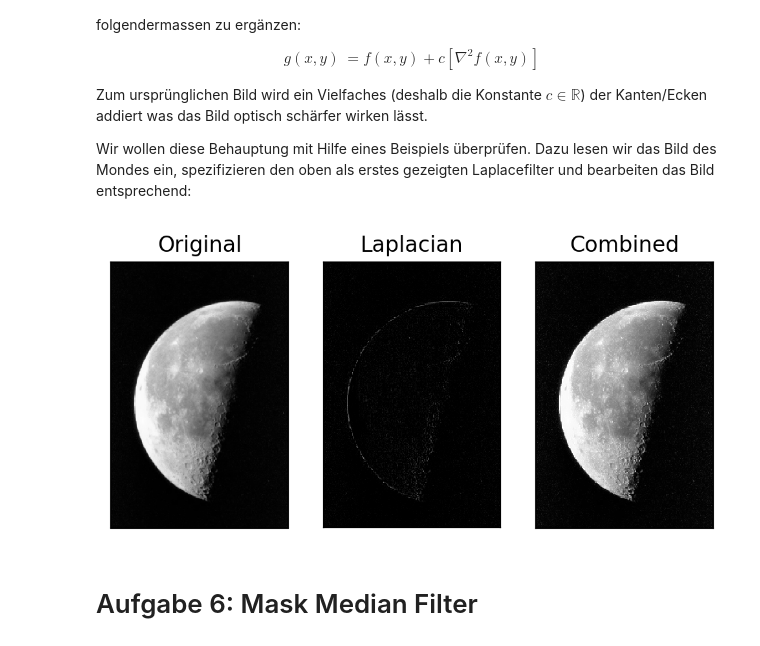
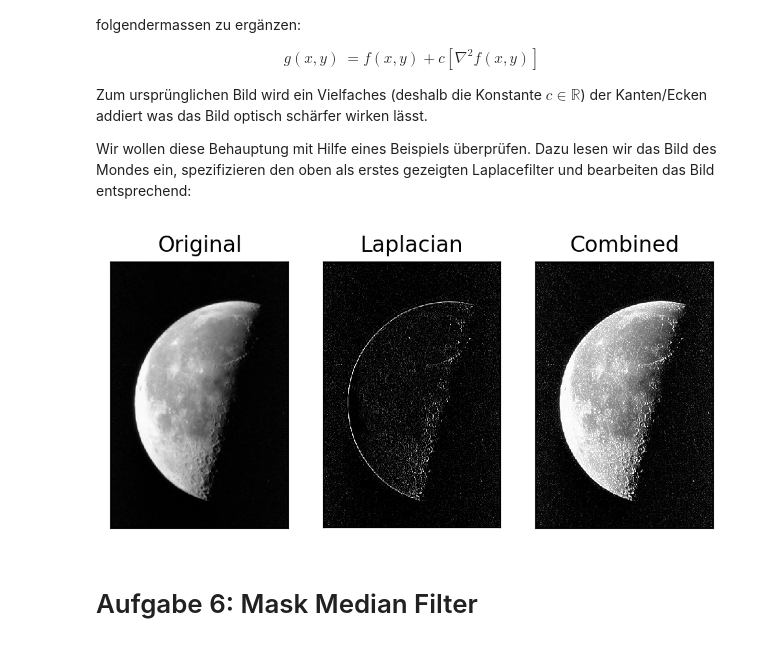
Before and after one commit to tschibu/hslu-ipcv-exercises, a Jupyter notebook: math_exercise01/IPCV_Filter_Exercise_1.ipynb, the cells around one changed output. Cells and saved outputs as stored; diff of their text form; code cells hidden in the pictures.

Commit message:
✅ - IPCV: Filter - Übung 1

```diff
--- a/math_exercise01/IPCV_Filter_Exercise_1.ipynb
+++ b/math_exercise01/IPCV_Filter_Exercise_1.ipynb
@@ -273,36 +273,35 @@ laplace_6 = np.array([
                     ])
 laplace_4 = np.array([
                                 [ 0, -1,  0],
                                 [-1,  4, -1],
                                 [ 0, -1,  0]
                     ])
 laplace_4_minus_2 = np.array([
                                 [ 1, -2,  1],
                                 [-2,  4, -2],
                                 [ 1, -2,  1]
                     ])
 laplace_12 = np.array([
                                 [-1, -2, -1],
                                 [-2, 12, -2],
                                 [-1, -2, -1]
                     ])
 laplace_minus_3 = np.array([
                                 [0.25, 0.5, 0.25],
                                 [ 0.5,  -3, 0.5 ],
                                 [0.25, 0.5, 0.25]
                     ])
 
 
-filtered = cv2.filter2D(img, -1, kernel)
+filtered = cv2.filter2D(img, -1, laplace_12)
 combined = cv2.add(img, filtered)
 
-rcParams['figure.dpi']= 200
 subplot(1, 3, 1), imshow(img), title("Original"), xticks([]), yticks([])
 subplot(1, 3, 2), imshow(filtered), title("Laplacian"), xticks([]), yticks([])
 subplot(1, 3, 3), imshow(combined), title("Combined"), xticks([]), yticks([])
 show()
 # %% [output]
-[figure, old version]
+[figure, new version]
 # %% [markdown]
 # Aufgabe 6: Mask Median Filter
 # %% [markdown]
```
Also changed, not shown: parts of 12 cells of this notebook, 1 other file.
